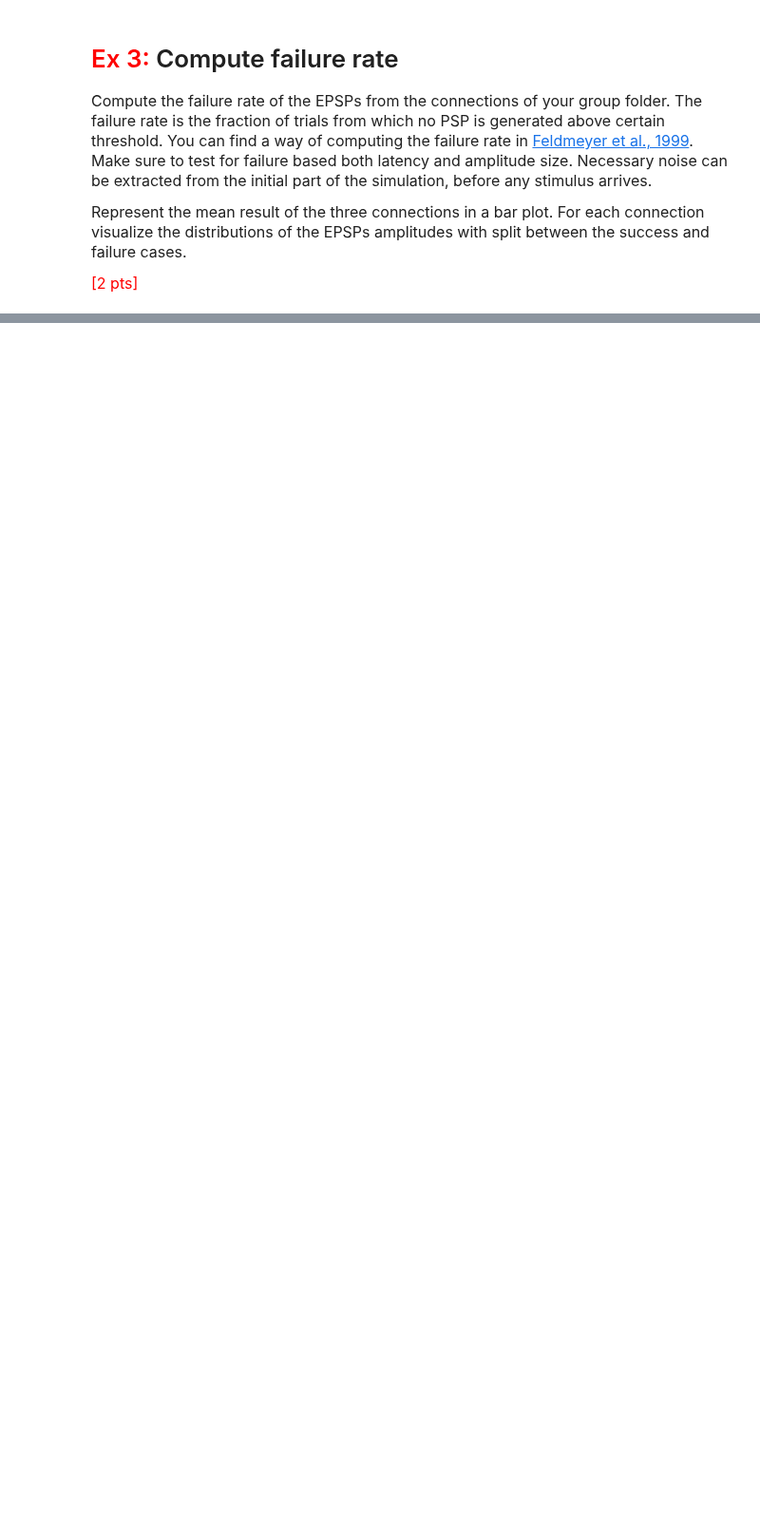
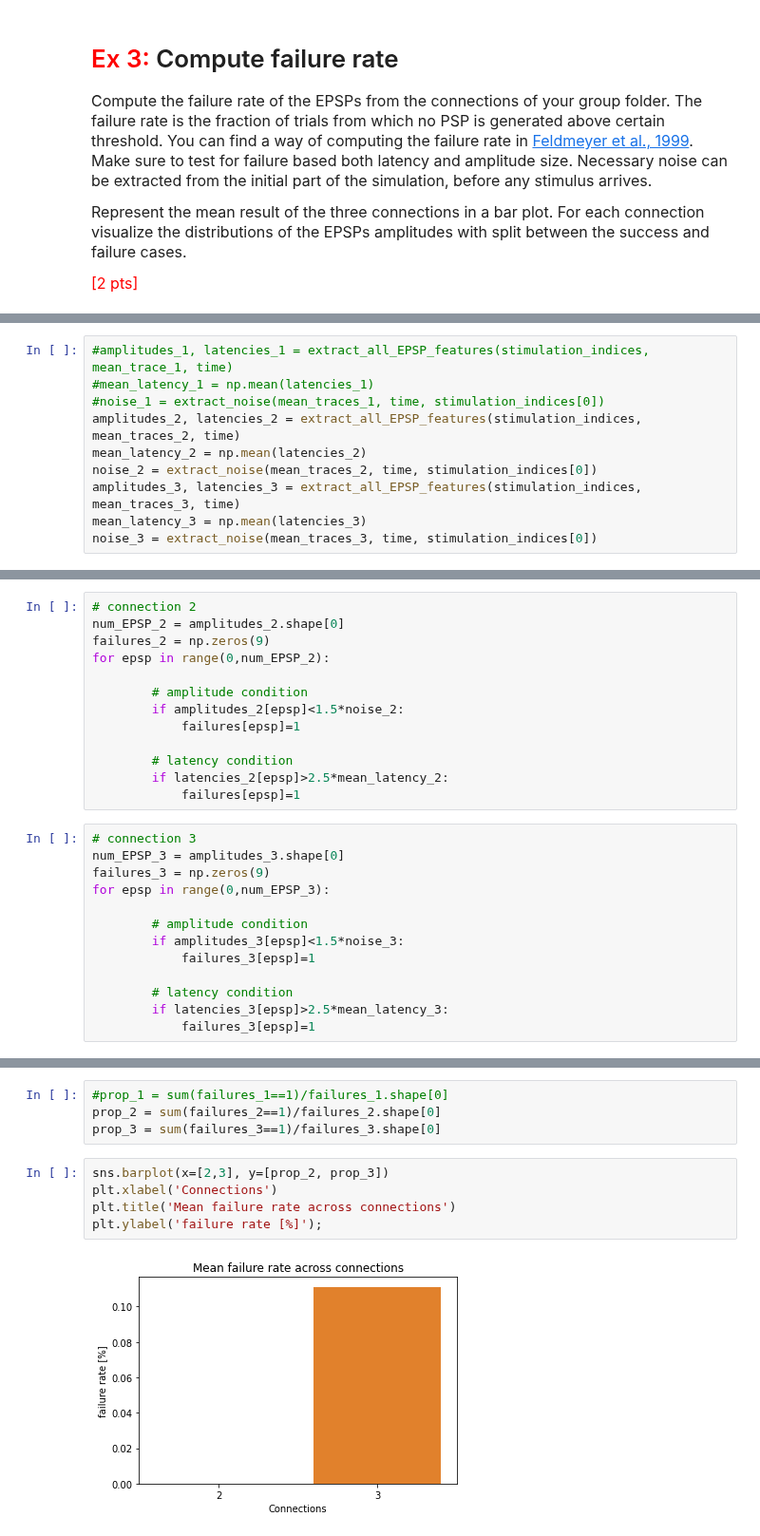
Before and after one commit to AlbrechtAlice/In-Silico-Neuroscience, a Jupyter notebook: Week8_HomeWork.ipynb, the cells around one changed output, grey strips where cells are left out. Shown at 95% size. Drawn from its saved outputs; the diff is of its cells as text; blank space fills up the shorter version.

```diff
--- a/Week8_HomeWork.ipynb
+++ b/Week8_HomeWork.ipynb
@@ -203,0 +351,10 @@ plt.show()
+# %%
+#amplitudes_1, latencies_1 = extract_all_EPSP_features(stimulation_indices, mean_trace_1, time)
+#mean_latency_1 = np.mean(latencies_1)
+#noise_1 = extract_noise(mean_traces_1, time, stimulation_indices[0])
+amplitudes_2, latencies_2 = extract_all_EPSP_features(stimulation_indices, mean_traces_2, time)
+mean_latency_2 = np.mean(latencies_2)
+noise_2 = extract_noise(mean_traces_2, time, stimulation_indices[0])
+amplitudes_3, latencies_3 = extract_all_EPSP_features(stimulation_indices, mean_traces_3, time)
+mean_latency_3 = np.mean(latencies_3)
+noise_3 = extract_noise(mean_traces_3, time, stimulation_indices[0])
@@ -203,0 +378,26 @@ plt.show()
+# %%
+# connection 2
+num_EPSP_2 = amplitudes_2.shape[0]
+failures_2 = np.zeros(9)
+for epsp in range(0,num_EPSP_2):
+
+        # amplitude condition
+        if amplitudes_2[epsp]<1.5*noise_2:
+            failures[epsp]=1
+
+        # latency condition
+        if latencies_2[epsp]>2.5*mean_latency_2:
+            failures[epsp]=1
+# %%
+# connection 3
+num_EPSP_3 = amplitudes_3.shape[0]
+failures_3 = np.zeros(9)
+for epsp in range(0,num_EPSP_3):
+
+        # amplitude condition
+        if amplitudes_3[epsp]<1.5*noise_3:
+            failures_3[epsp]=1
+
+        # latency condition
+        if latencies_3[epsp]>2.5*mean_latency_3:
+            failures_3[epsp]=1
@@ -203,0 +406,11 @@ plt.show()
+# %%
+#prop_1 = sum(failures_1==1)/failures_1.shape[0]
+prop_2 = sum(failures_2==1)/failures_2.shape[0]
+prop_3 = sum(failures_3==1)/failures_3.shape[0]
+# %%
+sns.barplot(x=[2,3], y=[prop_2, prop_3])
+plt.xlabel('Connections')
+plt.title('Mean failure rate across connections')
+plt.ylabel('failure rate [%]');
+# %% [output]
+[figure, added]
```
Also changed, not shown: parts of 18 cells of this notebook.
